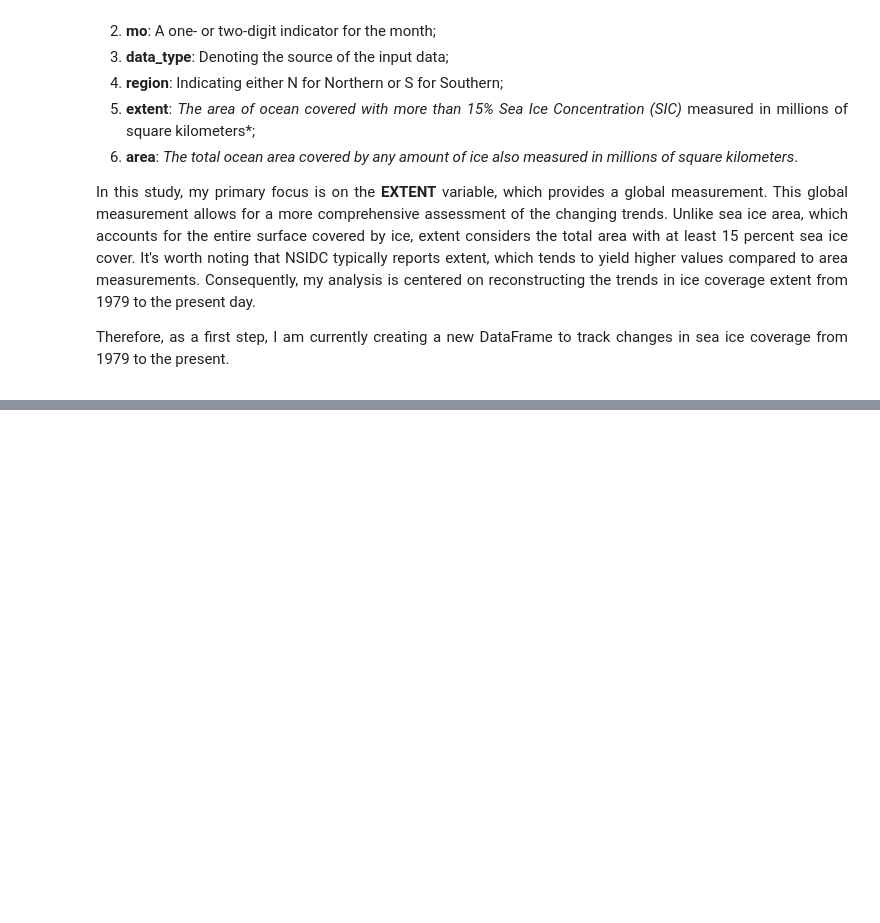
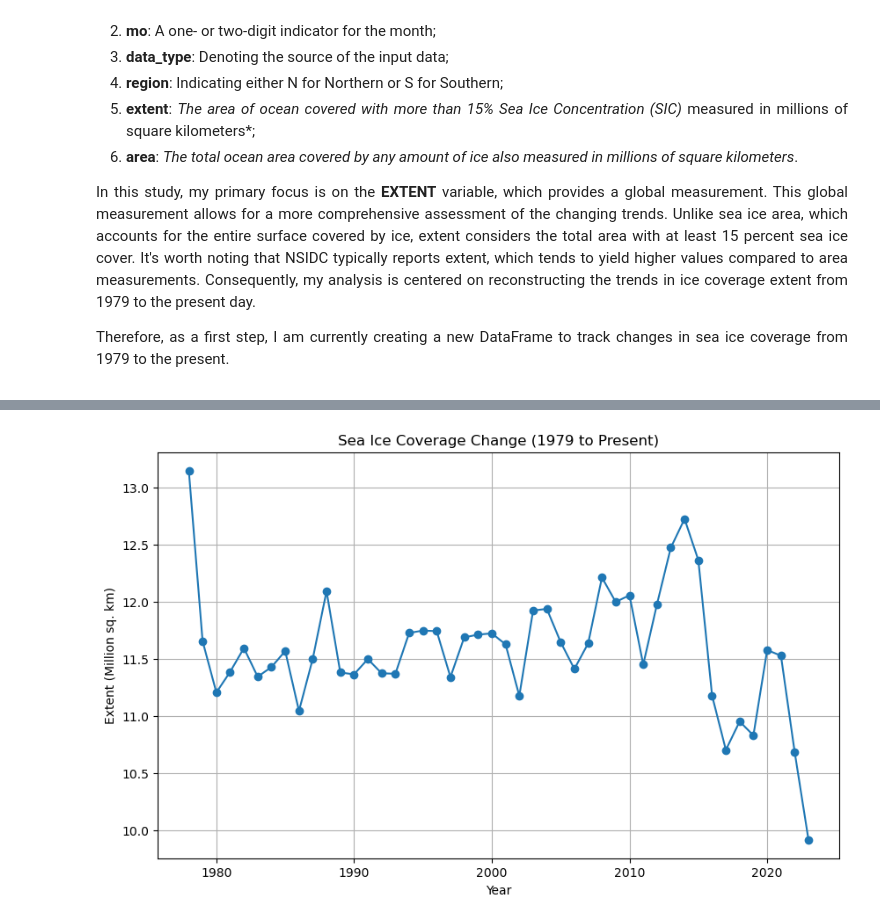
Before and after one commit to AndreaCignoni/PfDA-Project-2-An-Analysis-of-Paleo-Present-Climate-Data, a Jupyter notebook: An analysis of paleo-present climate data.ipynb, the cells around one changed output, grey strips where cells are left out. Saved outputs shown, nothing was run; the diff lists cells and outputs as text; code cells hidden in the pictures; blank space fills up the shorter version.

Commit message:
Plotting Sea Ice Index values

```diff
--- a/An analysis of paleo-present climate data.ipynb
+++ b/An analysis of paleo-present climate data.ipynb
@@ -868,0 +881,19 @@ Index(['year', ' mo', '    data-type', ' region', ' extent', '   area'], dtype='
+# %%
+# Replace -9999 with NaN in all DataFrames.
+for df in dfs:
+    df[' extent'].replace(-9999, np.nan, inplace=True)
+
+# Grouping the "year" and "extent" columns into a single DataFrame.
+grouped_df = combined_df.groupby('year')[' extent'].mean().reset_index()
+
+# Create a line plot to visualize the trend of sea ice coverage change
+plt.figure(figsize=(10, 6))
+plt.plot(grouped_df['year'], grouped_df[' extent'], marker='o', linestyle='-')
+plt.title('Sea Ice Coverage Change (1979 to Present)')
+plt.xlabel('Year')
+plt.ylabel('Extent (Million sq. km)')
+plt.grid(True)
+
+plt.show()
+# %% [output]
+[figure, added]
```
Also changed, not shown: parts of 5 cells of this notebook.
